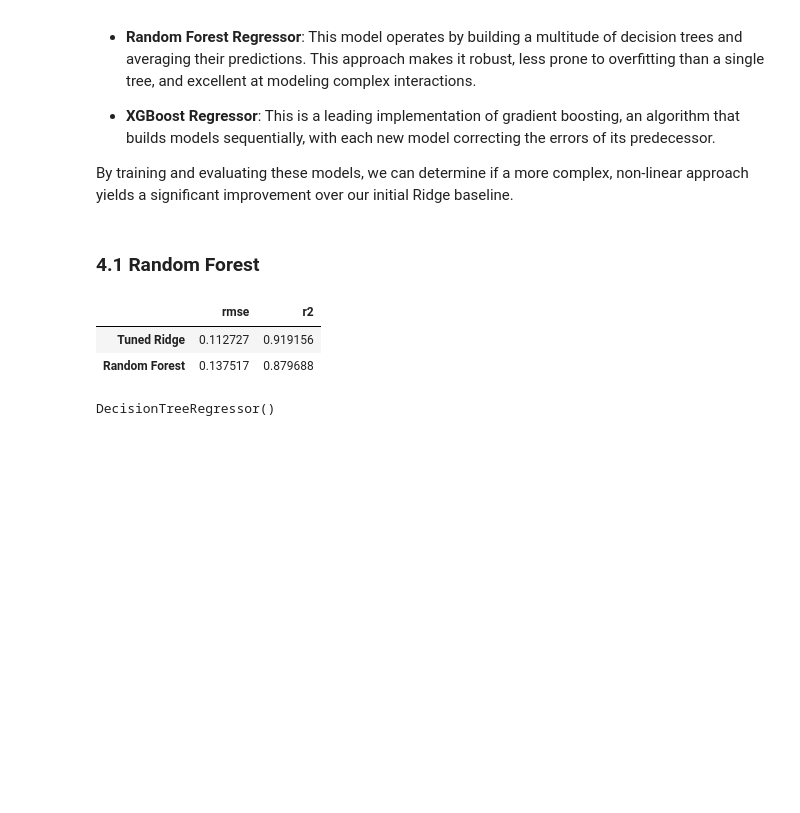
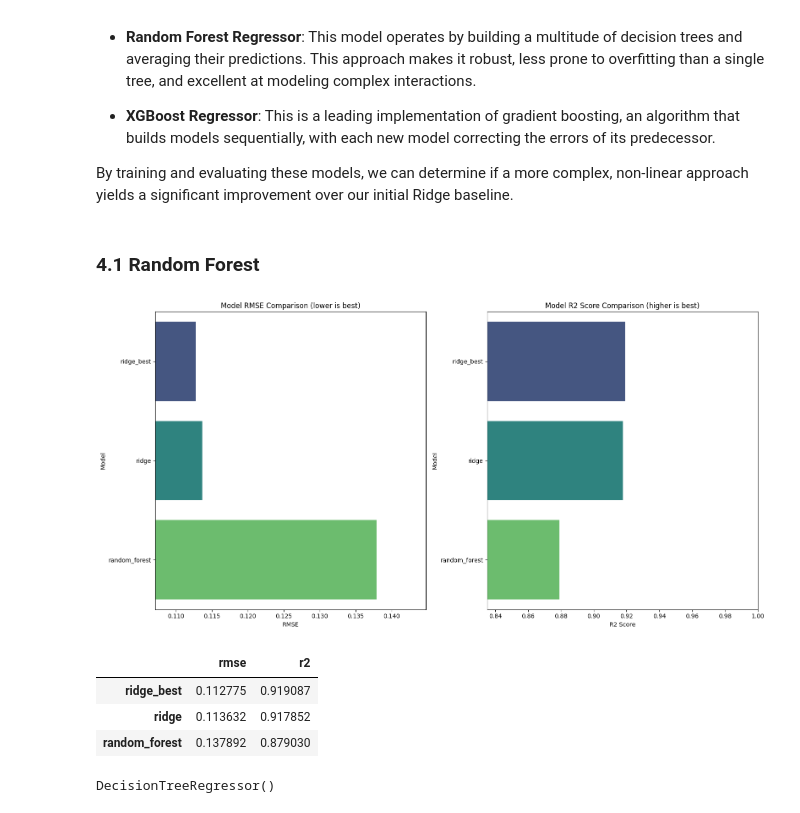
Before and after one commit to ilcors-dev/corsetti-house_prices_advanced_regression_techniques, a Jupyter notebook: challenge/main.ipynb, the cells around one changed output. Drawn from its saved outputs; the diff is of its cells as text; code cells hidden in the pictures; blank space fills up the shorter version.

```diff
--- a/challenge/main.ipynb
+++ b/challenge/main.ipynb
@@ -508,8 +515,32 @@ def compare_models(models_to_evaluate):
             'r2': model_dict['metrics']['r2']
         }
 
-    results_df = pd.DataFrame.from_dict(cv_results, orient='index')
-    return results_df.sort_values(['rmse', 'r2'], ascending=[True, False])
+    results_df = pd.DataFrame.from_dict(cv_results, orient='index').sort_values(['rmse', 'r2'], ascending=[True, False])
+
+    fig, axes = plt.subplots(1, 2, figsize=(16, 8))
+
+    sns.barplot(y=results_df.index, x='rmse', data=results_df, ax=axes[0], palette='viridis', hue=results_df.index, legend=False)
+    axes[0].set_title('Model RMSE Comparison (lower is best)')
+    axes[0].set_xlabel('RMSE')
+    axes[0].set_ylabel('Model')
+
+    min_rmse = results_df['rmse'].min()
+    max_rmse = results_df['rmse'].max()
+    axes[0].set_xlim(min_rmse * 0.95, max_rmse * 1.05)
+
+    sns.barplot(y=results_df.index, x='r2', data=results_df, ax=axes[1], palette='viridis', hue=results_df.index, legend=False)
+    axes[1].set_title('Model R2 Score Comparison (higher is best)')
+    axes[1].set_xlabel('R2 Score')
+    axes[1].set_ylabel('Model')
+
+    min_r2 = results_df['r2'].min()
+    max_r2 = results_df['r2'].max()
+    axes[1].set_xlim(min_r2 * 0.95, max(1.0, max_r2 * 1.05))
+
+    plt.tight_layout()
+    plt.show()
+
+    return results_df
 # %% [markdown]
 ## 3.2 Training a Baseline model
 # %% [markdown]
@@ -679,24 +704,13 @@ models['random_forest']['metrics']['mse'] = mean_squared_error(y_test, models['r
 models['random_forest']['metrics']['rmse'] = np.sqrt(models['random_forest']['metrics']['mse'])
 models['random_forest']['metrics']['r2'] = r2_score(y_test, models['random_forest']['prediction'])
 # %%
-comparison_data = {
-    'Tuned Ridge': {
-        'rmse': models['ridge_best']['metrics']['rmse'],
-        'r2': models['ridge_best']['metrics']['r2']
-    },
-    'Random Forest': {
-        'rmse': models['random_forest']['metrics']['rmse'],
-        'r2': models['random_forest']['metrics']['r2']
-    }
-}
-
-comparison_df = pd.DataFrame.from_dict(comparison_data, orient='index')
-
-comparison_df
+compare_models(models)
 # %% [output]
+[figure, added]
 |  | rmse | r2 |
-| Tuned Ridge | 0.112727 | 0.919156 |
-| Random Forest | 0.137517 | 0.879688 |
+| ridge_best | 0.112775 | 0.919087 |
+| ridge | 0.113632 | 0.917852 |
+| random_forest | 0.137892 | 0.879030 |
 # %%
 models['random_forest']['model'].estimator
 # %% [output]
```
Also changed, not shown: parts of 18 cells of this notebook, 3 other files.
